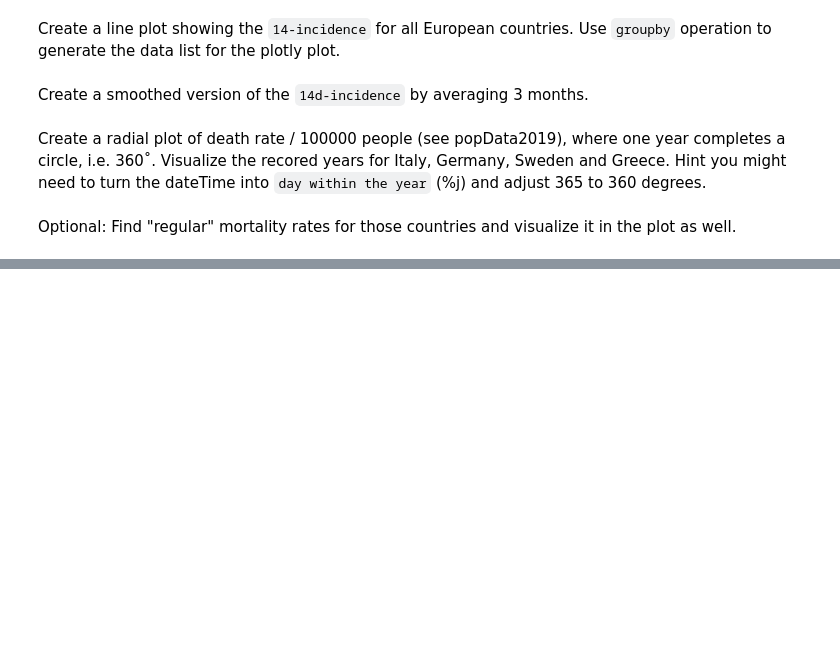
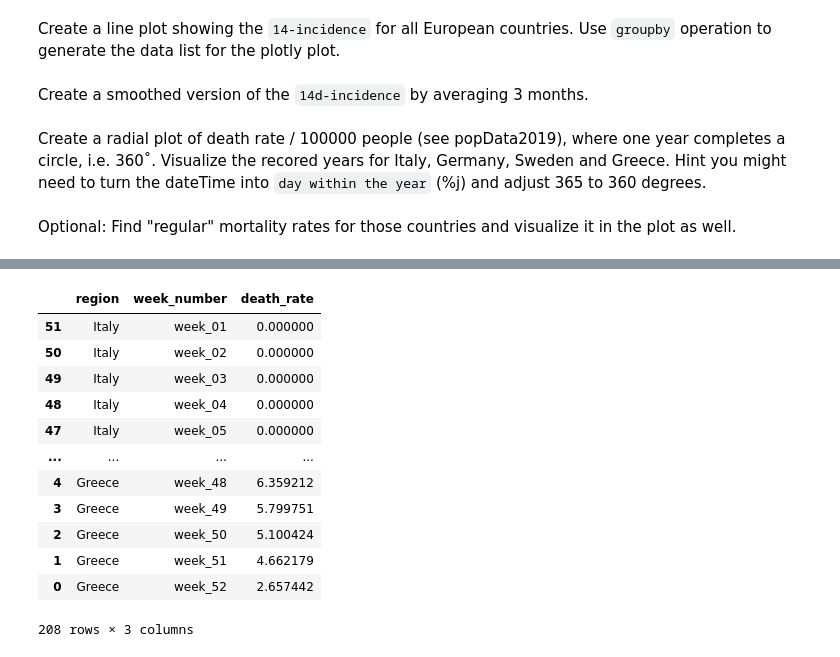
Before and after one commit to paulkittner/fufezan-lab-advanced_python_2020-21_HD, a Jupyter notebook: notebooks/07.e07_COVID_data_wrangling.ipynb, the cells around one changed output, grey strips where cells are left out. Saved outputs shown, nothing was run; the diff lists cells and outputs as text; code cells hidden in the pictures; blank space fills up the shorter version.

```diff
--- a/notebooks/07.e07_COVID_data_wrangling.ipynb
+++ b/notebooks/07.e07_COVID_data_wrangling.ipynb
@@ -285,7 +364,23 @@ def get_death_rate_per_inh(dataframe, list_of_countries, nr_people):
 
     return death_rate_df
 # %%
-death_rate = get_death_rate_per_inh(Europe2020 ,['Italy', 'Germany', 'Sweden', 'Greece', 'Spain'],100000)
+death_rate = get_death_rate_per_inh(Europe2020 ,['Italy', 'Germany', 'Sweden', 'Greece'],100000)
+# %%
+death_rate
+# %% [output]
+|  | region | week_number | death_rate |
+| 51 | Italy | week_01 | 0.000000 |
+| 50 | Italy | week_02 | 0.000000 |
+| 49 | Italy | week_03 | 0.000000 |
+| 48 | Italy | week_04 | 0.000000 |
+| 47 | Italy | week_05 | 0.000000 |
+| ... | ... | ... | ... |
+| 4 | Greece | week_48 | 6.359212 |
+| 3 | Greece | week_49 | 5.799751 |
+| 2 | Greece | week_50 | 5.100424 |
+| 1 | Greece | week_51 | 4.662179 |
+| 0 | Greece | week_52 | 2.657442 |
+208 rows × 3 columns
 # %%
 plot_circ(death_rate,"deathrate in countries in Europe per Week", "death_rate","week_number","region", [0,360])
 # %%
```
Also changed, not shown: parts of 11 cells of this notebook, 2 other files.
